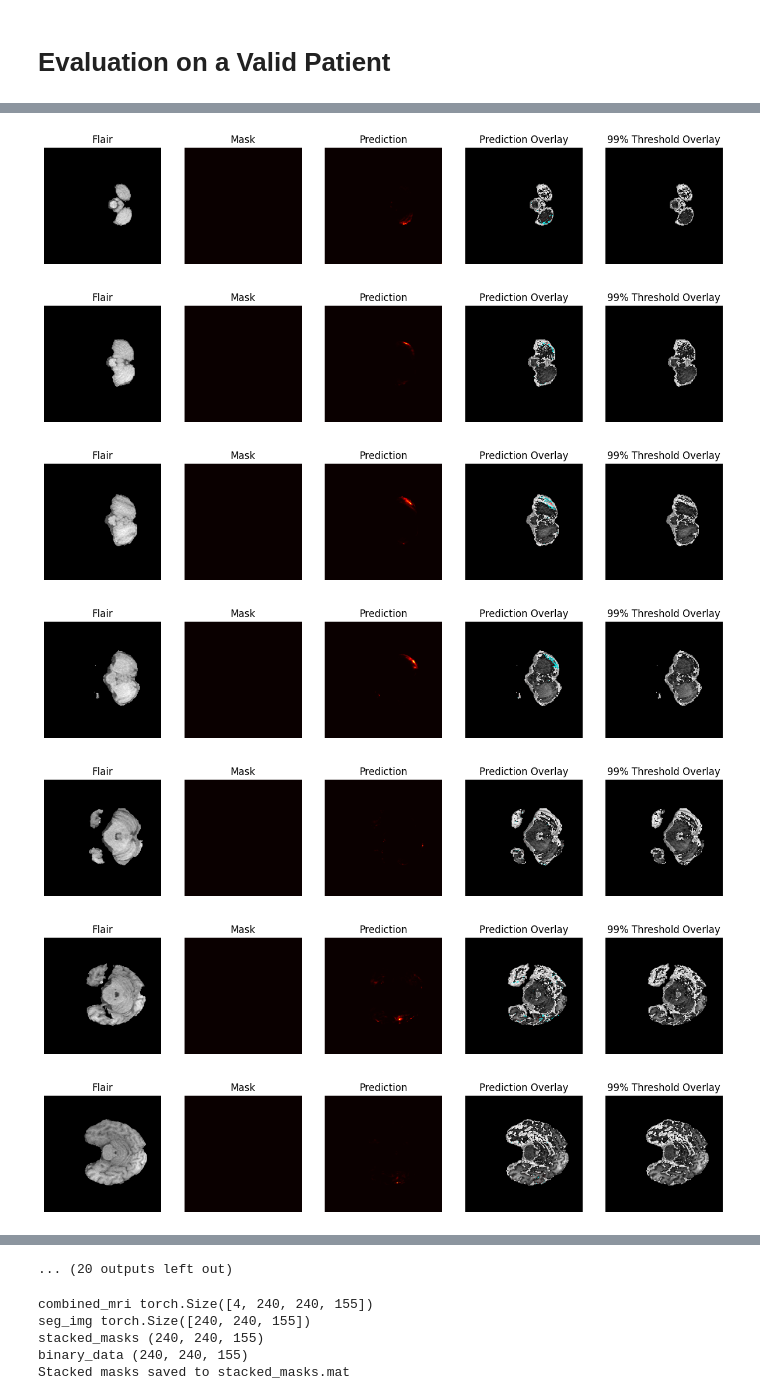
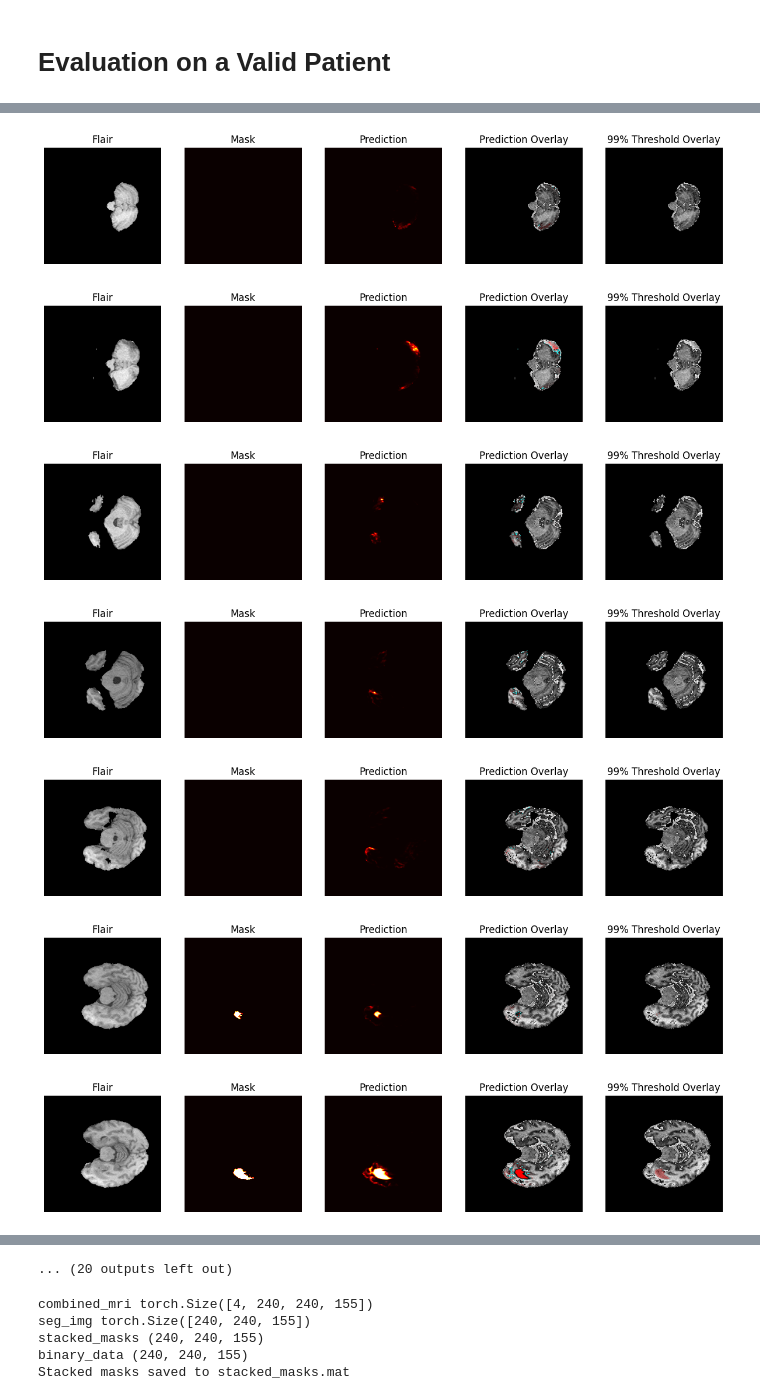
Before and after one commit to sweldensj2/3D-Tumor-Detector, a Jupyter notebook: medical_visualization_tool.ipynb, the cells around one changed output, grey strips where cells are left out. Saved outputs shown, nothing was run; the diff lists cells and outputs as text; code cells hidden in the pictures.

```diff
--- a/medical_visualization_tool.ipynb
+++ b/medical_visualization_tool.ipynb
@@ -366,7 +366,7 @@ def generate_3d_visualization(patient_number, model, val_dataset, device, displa
     io.savemat(matlab_output_path, {'stacked_masks': stacked_masks})
     print("Stacked masks saved to stacked_masks.mat")
 # %%
-patient_number = 15 # range between 1-19
+patient_number = 10 # range between 1-19
 display_threshold = 0.95 # 99% threshold to apply.
 
 patient_eval(patient_number, model, val_dataset, device, display_threshold = display_threshold, create_video = False)
@@ -379,7 +379,7 @@ seg_img torch.Size([240, 240, 155])
-[figure, old version]
+[figure, new version]
-[figure, old version]
+[figure, new version]
-[figure, old version]
+[figure, new version]
-[figure, old version]
+[figure, new version]
-[figure, old version]
+[figure, new version]
-[figure, old version]
+[figure, new version]
-[figure, old version]
+[figure, new version]
```
Also changed, not shown: parts of 2 cells of this notebook, 3 other files.
